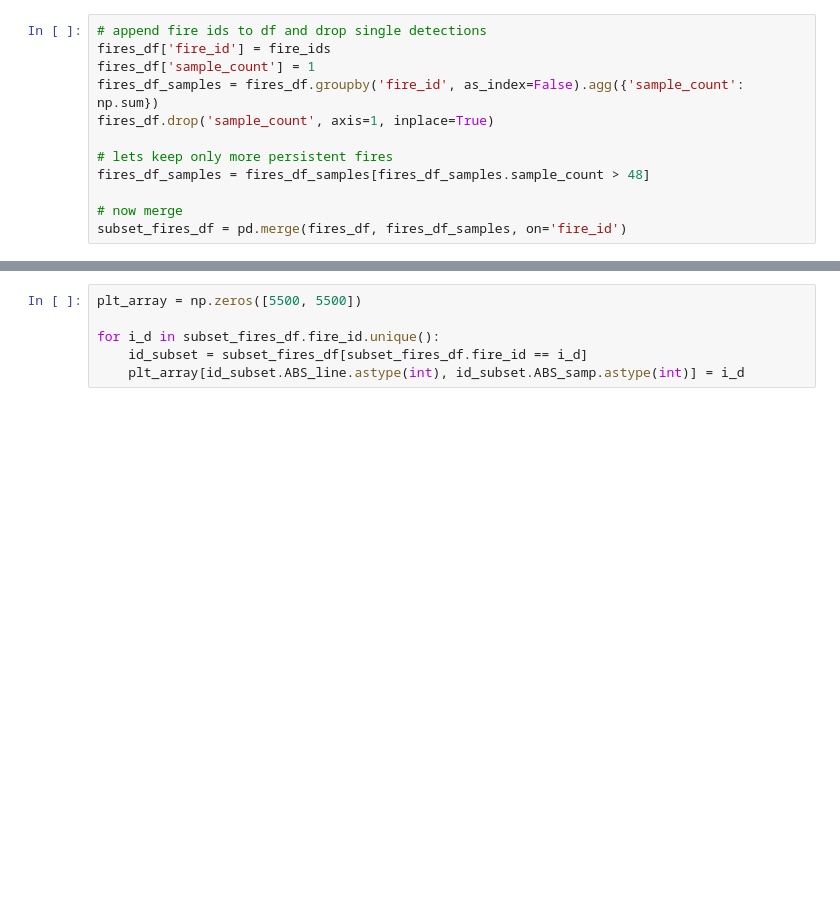
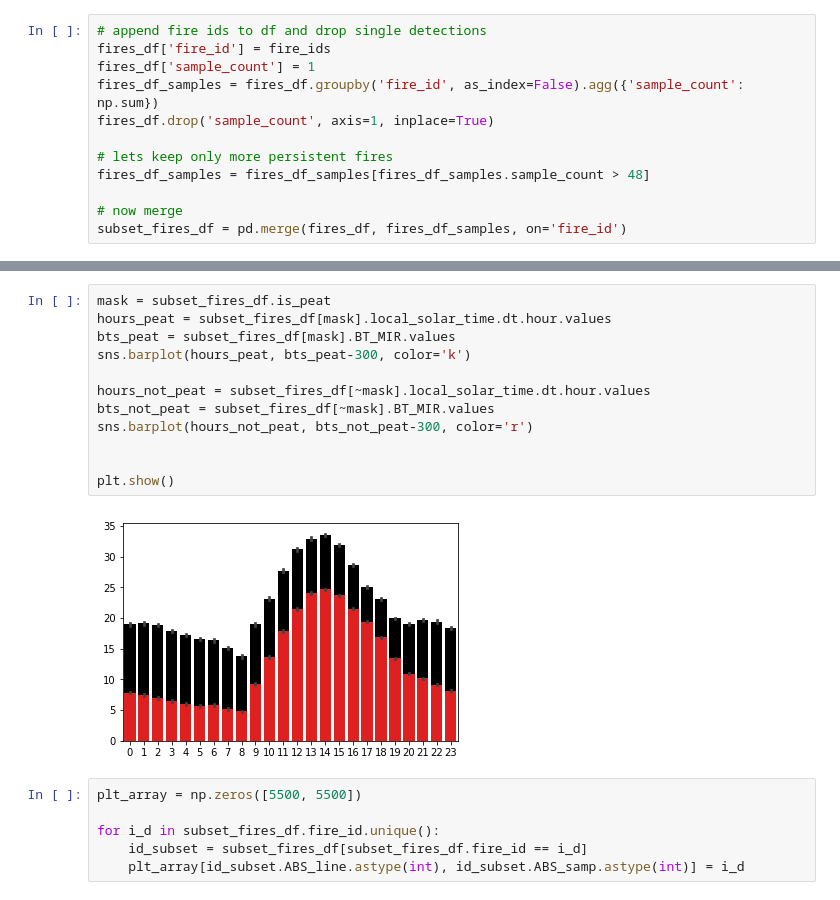
Before and after one commit to gridl/kcl-fire-aot, a Jupyter notebook: notebooks/Fire Type Identification V2.ipynb, the cells around one changed output, grey strips where cells are left out. Drawn from its saved outputs; the diff is of its cells as text; blank space fills up the shorter version.

```diff
--- a/notebooks/Fire Type Identification V2.ipynb
+++ b/notebooks/Fire Type Identification V2.ipynb
@@ -80,3 +200,17 @@ subset_fires_df = pd.merge(fires_df, fires_df_samples, on='fire_id')
+# %%
+mask = subset_fires_df.is_peat
+hours_peat = subset_fires_df[mask].local_solar_time.dt.hour.values
+bts_peat = subset_fires_df[mask].BT_MIR.values
+sns.barplot(hours_peat, bts_peat-300, color='k')
+
+hours_not_peat = subset_fires_df[~mask].local_solar_time.dt.hour.values
+bts_not_peat = subset_fires_df[~mask].BT_MIR.values
+sns.barplot(hours_not_peat, bts_not_peat-300, color='r')
+
+
+plt.show()
+# %% [output]
+[figure, added]
 # %%
 plt_array = np.zeros([5500, 5500])
 
```
Also changed, not shown: parts of 17 cells of this notebook.
